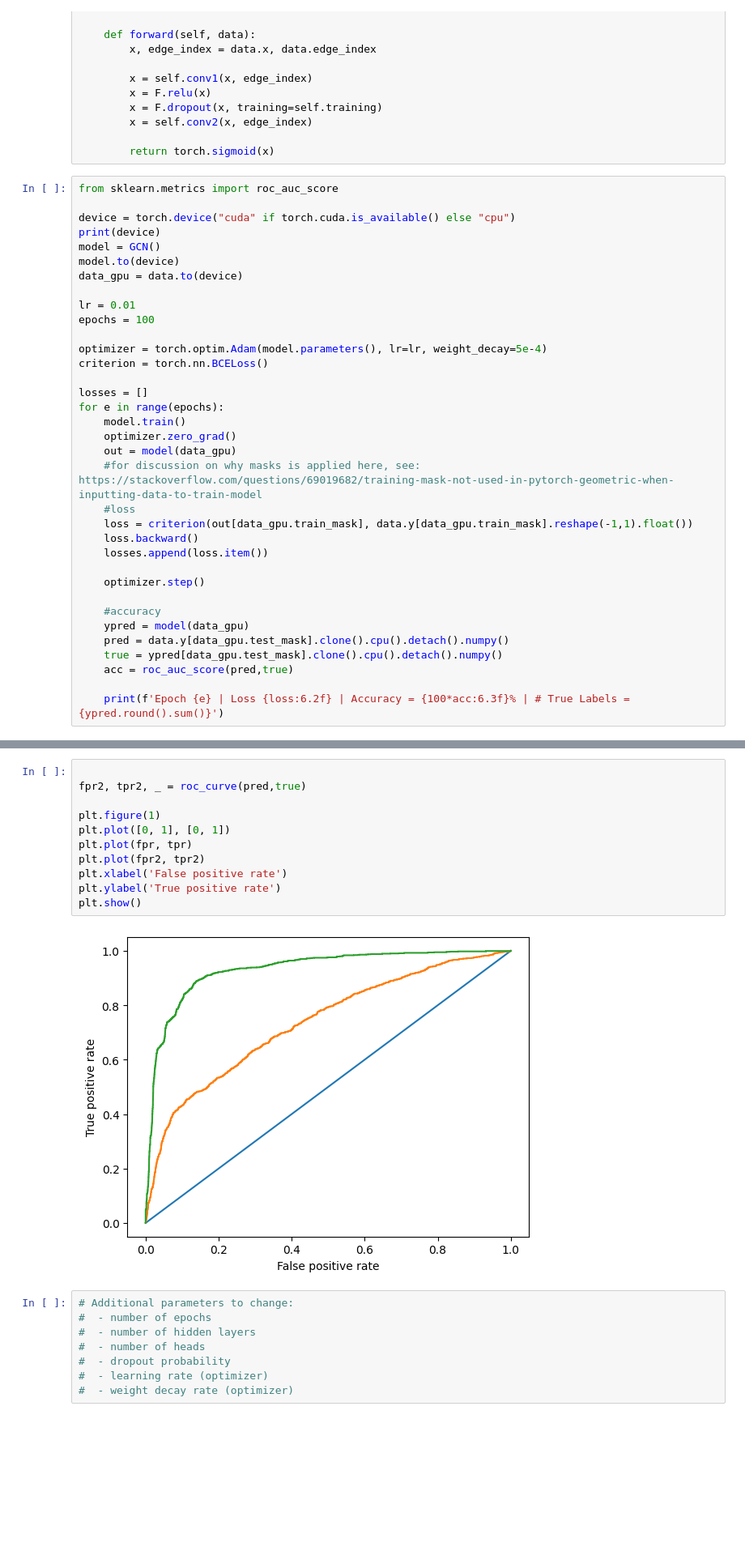
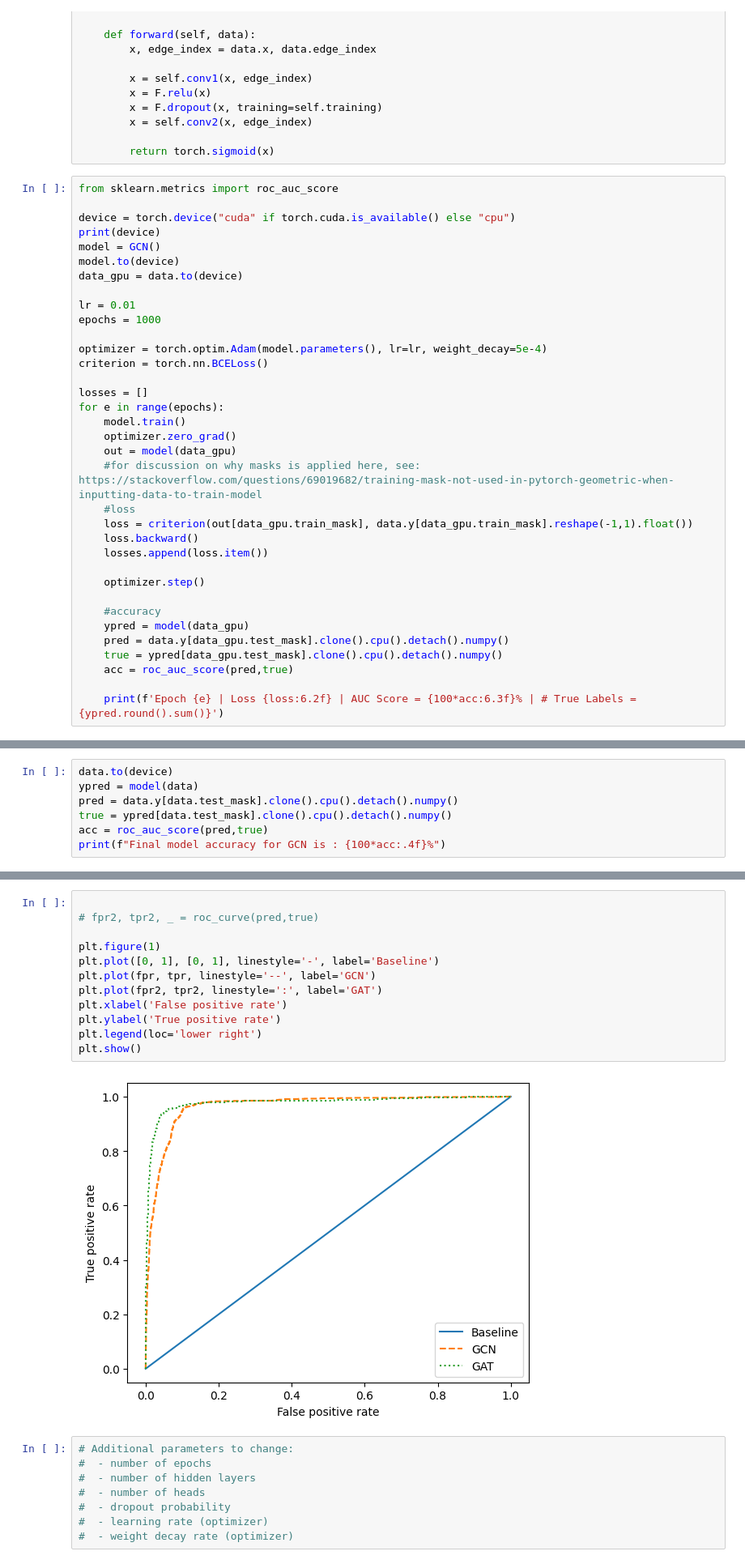
Before and after one commit to keitabroadwater/gnns_in_action, a Jupyter notebook: chapter_5/GNN_GAT_part2.ipynb, the cells around one changed output, grey strips where cells are left out. Shown at 81% size. Cells and saved outputs as stored; diff of their text form; blank space fills up the shorter version.

```diff
--- a/chapter_5/GNN_GAT_part2.ipynb
+++ b/chapter_5/GNN_GAT_part2.ipynb
@@ -181,7 +301,7 @@ model.to(device)
 data_gpu = data.to(device)
 
 lr = 0.01
-epochs = 100
+epochs = 1000
 
 optimizer = torch.optim.Adam(model.parameters(), lr=lr, weight_decay=5e-4)
 criterion = torch.nn.BCELoss()
@@ -205,6 +325,6 @@ for e in range(epochs):
     true = ypred[data_gpu.test_mask].clone().cpu().detach().numpy()
     acc = roc_auc_score(pred,true)
 
-    print(f'Epoch {e} | Loss {loss:6.2f} | Accuracy = {100*acc:6.3f}% | # True Labels = {ypred.round().sum()}')
+    print(f'Epoch {e} | Loss {loss:6.2f} | AUC Score = {100*acc:6.3f}% | # True Labels = {ypred.round().sum()}')
 # %% [output]
 cuda
@@ -226,0 +347,7 @@ Epoch 99 | Loss   0.39 | Accuracy = 73.583% | # True Labels = 0.0
+# %%
+data.to(device)
+ypred = model(data)
+pred = data.y[data.test_mask].clone().cpu().detach().numpy()
+true = ypred[data.test_mask].clone().cpu().detach().numpy()
+acc = roc_auc_score(pred,true)
+print(f"Final model accuracy for GCN is : {100*acc:.4f}%")
@@ -355,16 +483,17 @@ Final model accuracy for GAT is : 93.1078%
 # %%
 
-fpr2, tpr2, _ = roc_curve(pred,true)
+# fpr2, tpr2, _ = roc_curve(pred,true)
 
 plt.figure(1)
-plt.plot([0, 1], [0, 1])
-plt.plot(fpr, tpr)
-plt.plot(fpr2, tpr2)
+plt.plot([0, 1], [0, 1], linestyle='-', label='Baseline')
+plt.plot(fpr, tpr, linestyle='--', label='GCN')
+plt.plot(fpr2, tpr2, linestyle=':', label='GAT')
 plt.xlabel('False positive rate')
 plt.ylabel('True positive rate')
+plt.legend(loc='lower right')
 plt.show()
 # %% [output]
-[figure, old version]
+[figure, new version]
 # %%
 # Additional parameters to change:
 #  - number of epochs
```
Also changed, not shown: parts of 35 cells of this notebook.
